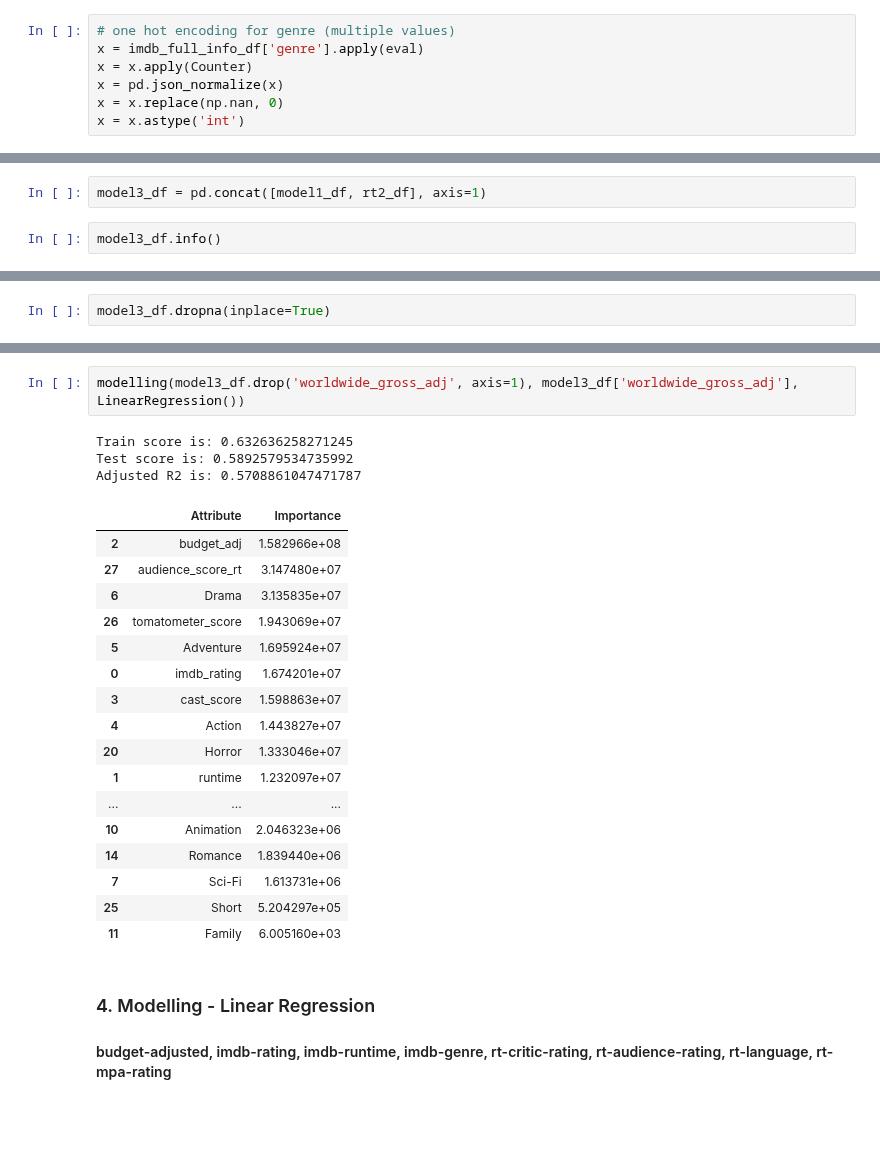
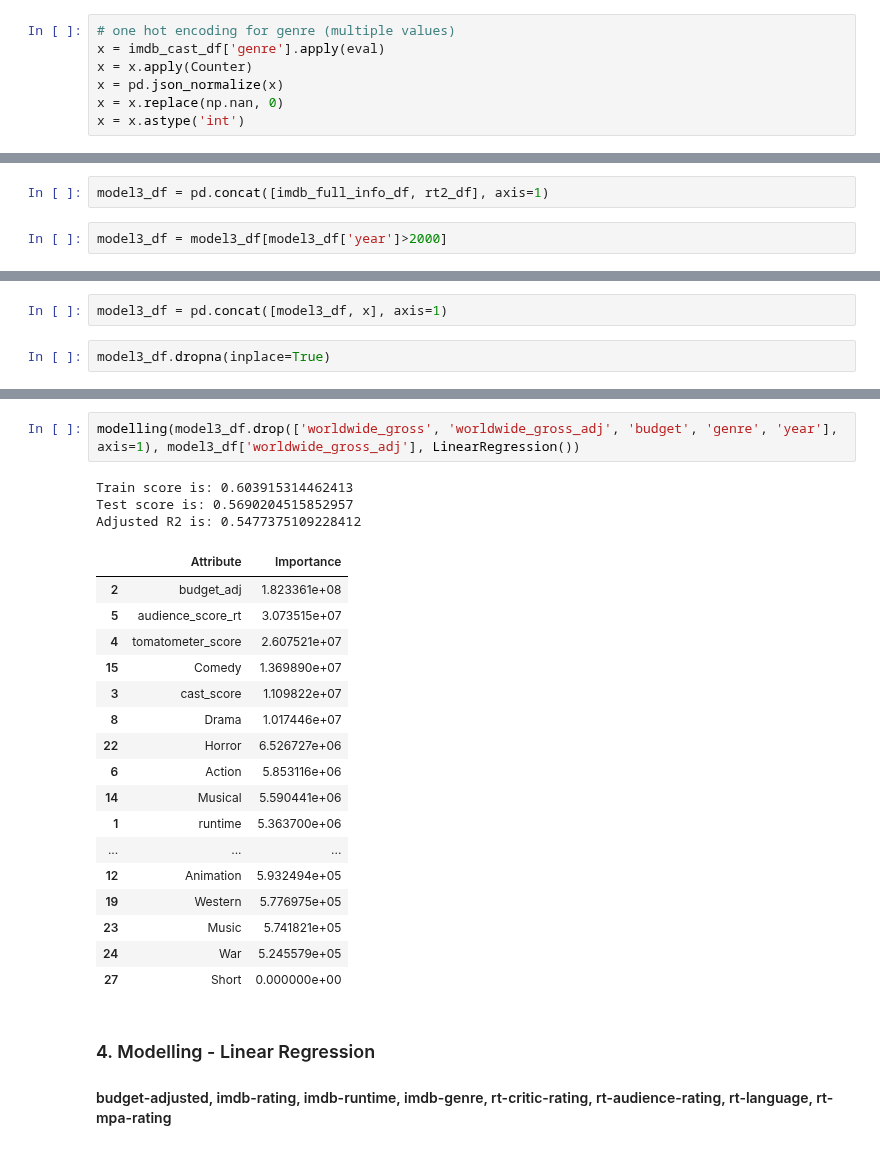
Before and after one commit to lmbauyeung/Final_Project, a Jupyter notebook: Modelling.ipynb, the cells around one changed output, grey strips where cells are left out. Cells and saved outputs as stored; diff of their text form; blank space fills up the shorter version.

```diff
--- a/Modelling.ipynb
+++ b/Modelling.ipynb
@@ -146,6 +196,6 @@ Adjusted R2 is: 0.5656500070037831
 # %%
 # one hot encoding for genre (multiple values)
-x = imdb_full_info_df['genre'].apply(eval)
+x = imdb_cast_df['genre'].apply(eval)
 x = x.apply(Counter)
 x = pd.json_normalize(x)
 x = x.replace(np.nan, 0)
@@ -395,4 +475,4 @@ Adjusted R2 is: 0.5494541175902633
 # %%
-model3_df = pd.concat([model1_df, rt2_df], axis=1)
+model3_df = pd.concat([imdb_full_info_df, rt2_df], axis=1)
 # %%
-model3_df.info()
+model3_df = model3_df[model3_df['year']>2000]
@@ -434,5 +491,7 @@ Short                   0
 tomatometer_score      38
 audience_score_rt       9
 dtype: int64
+# %%
+model3_df = pd.concat([model3_df, x], axis=1)
 # %%
 model3_df.dropna(inplace=True)
@@ -439,26 +529,26 @@ model3_df.dropna(inplace=True)
 # %%
-modelling(model3_df.drop('worldwide_gross_adj', axis=1), model3_df['worldwide_gross_adj'], LinearRegression())
+modelling(model3_df.drop(['worldwide_gross', 'worldwide_gross_adj', 'budget', 'genre', 'year'], axis=1), model3_df['worldwide_gross_adj'], LinearRegression())
 # %% [output]
-Train score is: 0.632636258271245
-Test score is: 0.5892579534735992
-Adjusted R2 is: 0.5708861047471787
+Train score is: 0.603915314462413
+Test score is: 0.5690204515852957
+Adjusted R2 is: 0.5477375109228412
 |  | Attribute | Importance |
-| 2 | budget_adj | 1.582966e+08 |
-| 27 | audience_score_rt | 3.147480e+07 |
-| 6 | Drama | 3.135835e+07 |
-| 26 | tomatometer_score | 1.943069e+07 |
-| 5 | Adventure | 1.695924e+07 |
-| 0 | imdb_rating | 1.674201e+07 |
-| 3 | cast_score | 1.598863e+07 |
-| 4 | Action | 1.443827e+07 |
-| 20 | Horror | 1.333046e+07 |
-| 1 | runtime | 1.232097e+07 |
+| 2 | budget_adj | 1.823361e+08 |
+| 5 | audience_score_rt | 3.073515e+07 |
+| 4 | tomatometer_score | 2.607521e+07 |
+| 15 | Comedy | 1.369890e+07 |
+| 3 | cast_score | 1.109822e+07 |
+| 8 | Drama | 1.017446e+07 |
+| 22 | Horror | 6.526727e+06 |
+| 6 | Action | 5.853116e+06 |
+| 14 | Musical | 5.590441e+06 |
+| 1 | runtime | 5.363700e+06 |
 | ... | ... | ... |
-| 10 | Animation | 2.046323e+06 |
-| 14 | Romance | 1.839440e+06 |
-| 7 | Sci-Fi | 1.613731e+06 |
-| 25 | Short | 5.204297e+05 |
-| 11 | Family | 6.005160e+03 |
+| 12 | Animation | 5.932494e+05 |
+| 19 | Western | 5.776975e+05 |
+| 23 | Music | 5.741821e+05 |
+| 24 | War | 5.245579e+05 |
+| 27 | Short | 0.000000e+00 |
 # %% [markdown]
 ### 4. Modelling - Linear Regression
 #### budget-adjusted, imdb-rating, imdb-runtime, imdb-genre, rt-critic-rating, rt-audience-rating, rt-language, rt-mpa-rating
```
Also changed, not shown: parts of 58 cells of this notebook.
